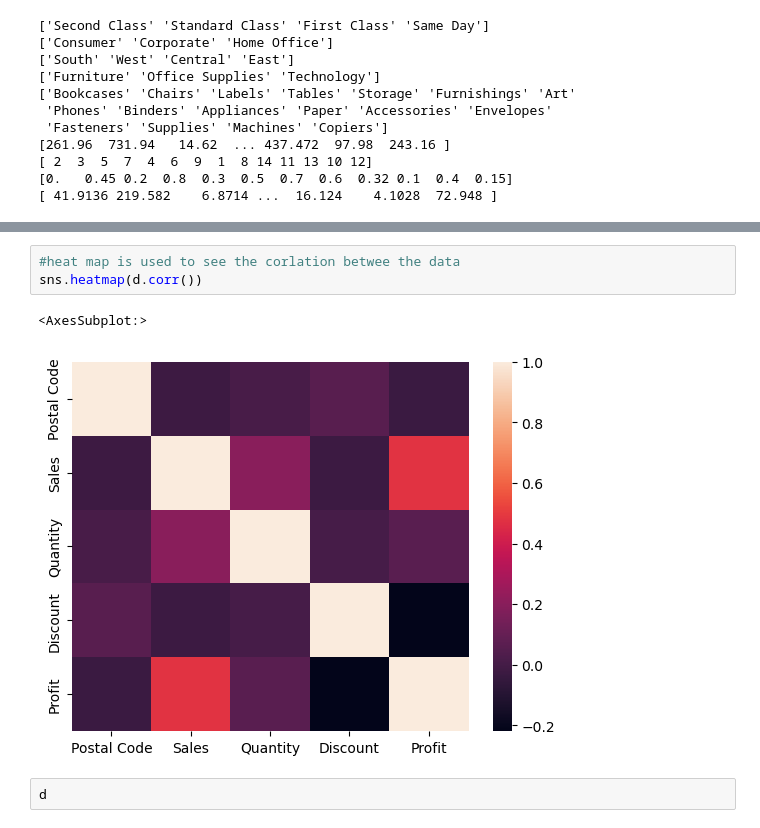
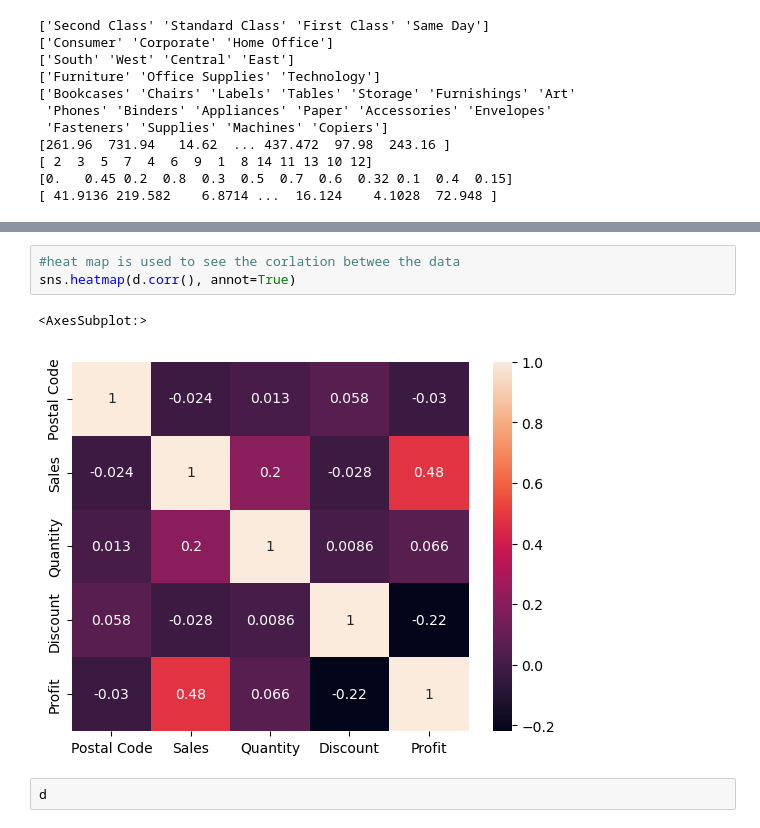
Before and after one commit to gokulrajar15/Data-visualization-python-library, a Jupyter notebook: Superstore project.ipynb, the cells around one changed output, grey strips where cells are left out. Saved outputs shown, nothing was run; the diff lists cells and outputs as text.

```diff
--- a/Superstore project.ipynb
+++ b/Superstore project.ipynb
@@ -131,10 +131,10 @@ dtypes: float64(3), int64(2), object(8)
 memory usage: 1015.1+ KB
 # %%
 #heat map is used to see the corlation betwee the data
-sns.heatmap(d.corr())
+sns.heatmap(d.corr(), annot=True)
 # %% [output]
 <AxesSubplot:>
-[figure, old version]
+[figure, new version]
 # %%
 d
 # %% [output]
```
Also changed, not shown: parts of 13 cells of this notebook.
